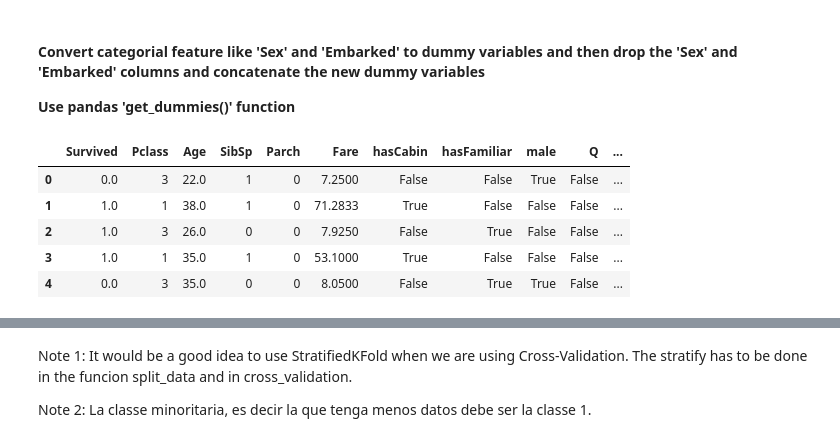
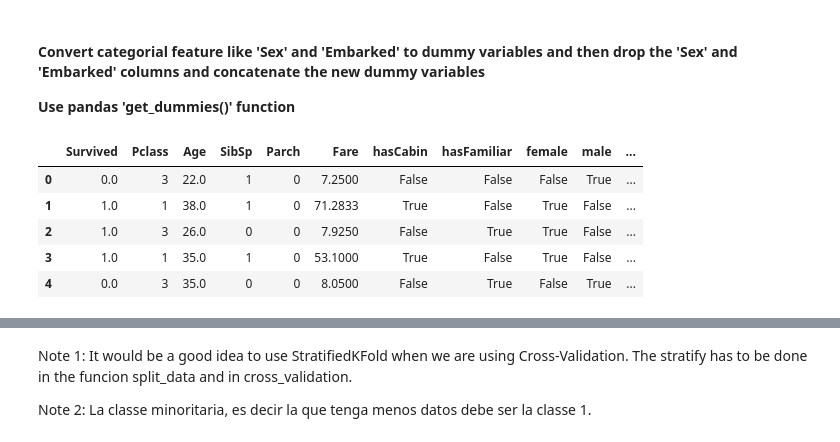
Before and after one commit to YssfDevOps/Titanic-Kaggle-Prediction-Project, a Jupyter notebook: EntregaPractica.ipynb, the cells around one changed output, grey strips where cells are left out. Drawn from its saved outputs; the diff is of its cells as text; code cells hidden in the pictures.

```diff
--- a/EntregaPractica.ipynb
+++ b/EntregaPractica.ipynb
@@ -225,7 +186,13 @@ def impute_age(cols):
 # %%
-train['Age'] = train[['Age','Pclass']].apply(impute_age,axis=1)
-d=train.describe()
-dT=d.T
+# Crear el imputador, usando 'median' para rellenar los valores faltantes
+imputer = SimpleImputer(strategy='mean')
+
+# Ajustar y transformar los datos
+train['Age'] = imputer.fit_transform(train['Age'].values.reshape(-1, 1))
+
+# Describir el dataframe y hacer un gráfico de barras
+d = train.describe()
+dT = d.T
 dT.plot.bar(y='count')
 plt.title("Bar plot of the count of numeric features",fontsize=17)
 # %% [output]
@@ -259,15 +226,15 @@ train.head()
 
 **Use pandas 'get_dummies()' function**
 # %%
-sex = pd.get_dummies(train['Sex'],drop_first=True)
-embark = pd.get_dummies(train['Embarked'],drop_first=True)
+sex = pd.get_dummies(train['Sex'])
+embark = pd.get_dummies(train['Embarked'])
 train.drop(['Sex','Embarked'],axis=1,inplace=True)
 train = pd.concat([train,sex,embark],axis=1)
 train.head()
 # %% [output]
-|  | Survived | Pclass | Age | SibSp | Parch | Fare | hasCabin | hasFamiliar | male | Q | ... |
-| 0 | 0.0 | 3 | 22.0 | 1 | 0 | 7.2500 | False | False | True | False | ... |
-| 1 | 1.0 | 1 | 38.0 | 1 | 0 | 71.2833 | True | False | False | False | ... |
-| 2 | 1.0 | 3 | 26.0 | 0 | 0 | 7.9250 | False | True | False | False | ... |
-| 3 | 1.0 | 1 | 35.0 | 1 | 0 | 53.1000 | True | False | False | False | ... |
-| 4 | 0.0 | 3 | 35.0 | 0 | 0 | 8.0500 | False | True | True | False | ... |
+|  | Survived | Pclass | Age | SibSp | Parch | Fare | hasCabin | hasFamiliar | female | male | ... |
+| 0 | 0.0 | 3 | 22.0 | 1 | 0 | 7.2500 | False | False | False | True | ... |
+| 1 | 1.0 | 1 | 38.0 | 1 | 0 | 71.2833 | True | False | True | False | ... |
+| 2 | 1.0 | 3 | 26.0 | 0 | 0 | 7.9250 | False | True | True | False | ... |
+| 3 | 1.0 | 1 | 35.0 | 1 | 0 | 53.1000 | True | False | True | False | ... |
+| 4 | 0.0 | 3 | 35.0 | 0 | 0 | 8.0500 | False | True | False | True | ... |
```
Also changed, not shown: parts of 22 cells of this notebook.
